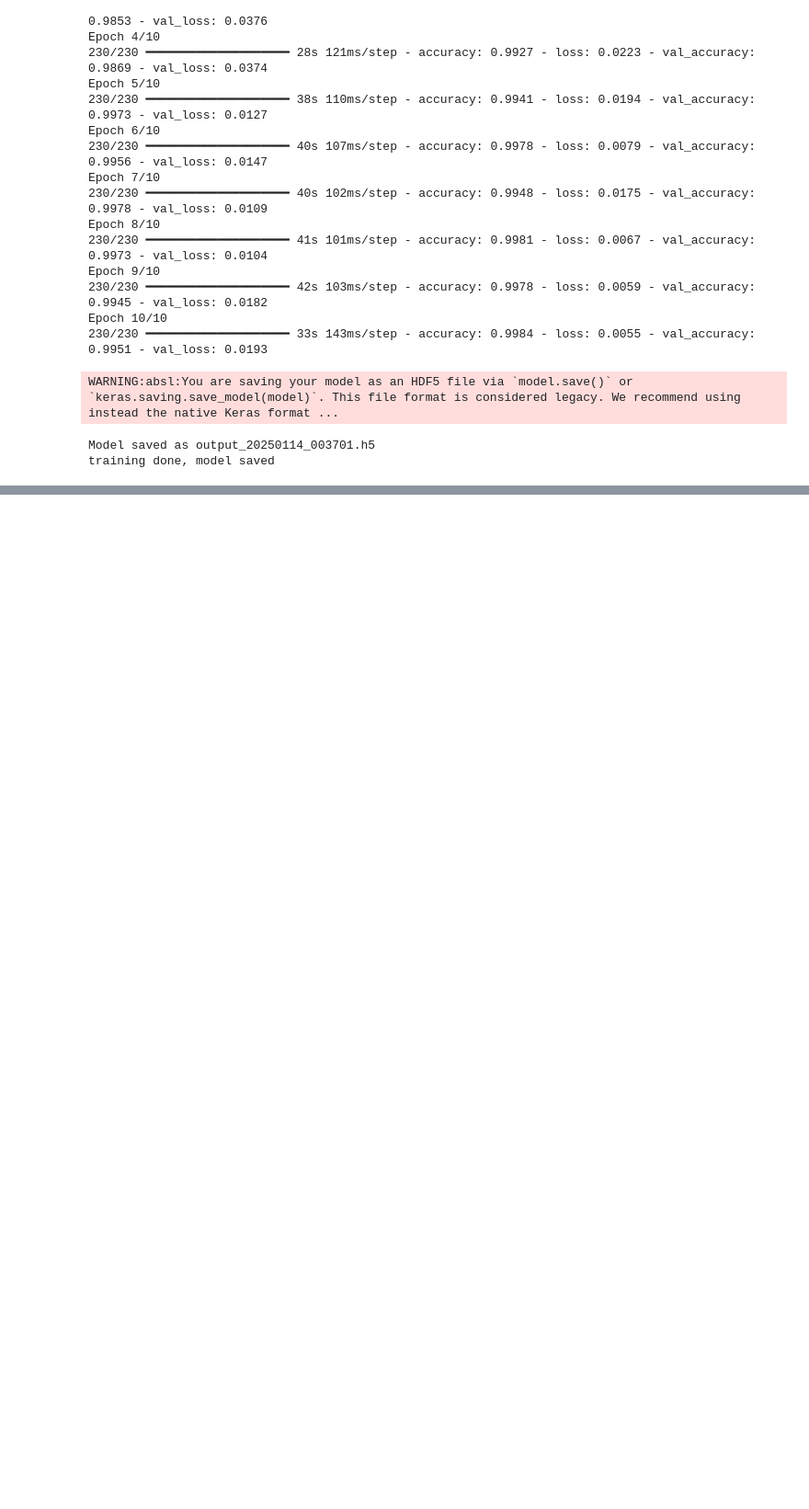
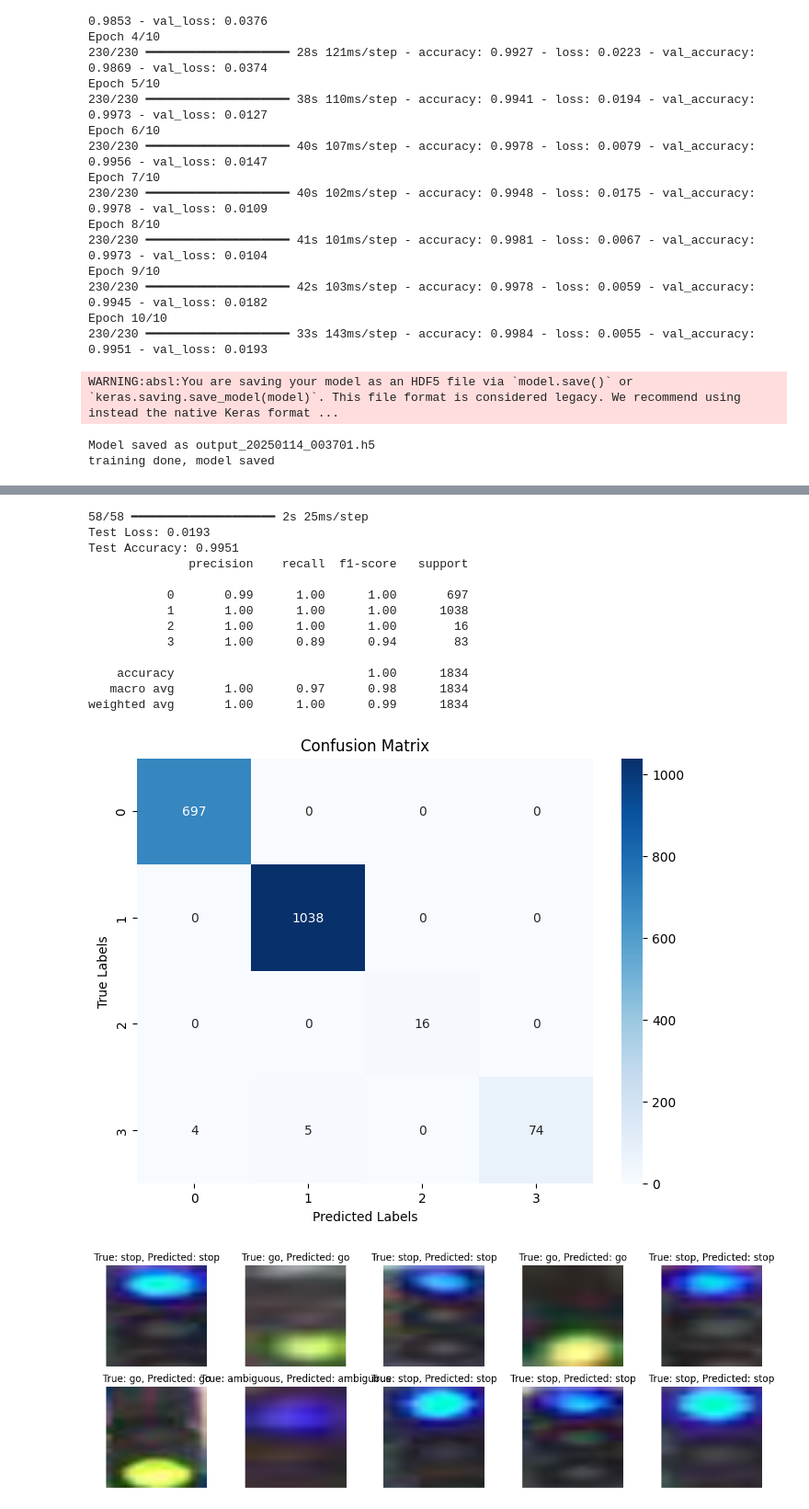
Before and after one commit to cwong8751/traffic_ml_models, a Jupyter notebook: traffic_light_recognition/tlrecognition.ipynb, the cells around one changed output, grey strips where cells are left out. Shown: that part at 92% size. Cells and saved outputs as stored; diff of their text form; code cells hidden in the pictures; blank space fills up the shorter version.

Commit message:
training code + testing code with some randomly selected results done. model works fine.

```diff
--- a/traffic_light_recognition/tlrecognition.ipynb
+++ b/traffic_light_recognition/tlrecognition.ipynb
@@ -207,9 +207,21 @@ import numpy as np
 from sklearn.metrics import classification_report, confusion_matrix
 import seaborn as sns
 import matplotlib.pyplot as plt
+import random
+
+
+def to_category(key):
+    if key == 0:
+        return "go"
+    elif key == 1:
+        return "stop"
+    elif key == 2:
+        return "warning"
+    elif key == 3:
+        return "ambiguous"
 
 # Load the saved model
-model_path = "/content/drive/My Drive/traffic_light_recognition/output/output_20240717_165513.h5" #@param {type:"string"}
+model_path = "/content/drive/My Drive/traffic_light_recognition/output/output_20250114_003701.h5"
 model = tf.keras.models.load_model(model_path)
 
 # Load the test data
@@ -235,4 +247,20 @@ plt.title("Confusion Matrix")
 plt.xlabel("Predicted Labels")
 plt.ylabel("True Labels")
 plt.show()
+
+# pick out some test images
+num_images = 10
+
+grid_cols = 5
+grid_rows = 2
+disp_indicies = random.sample(range(len(x_test)), num_images)
+
+plt.figure(figsize=(15, 5))
+for i, index in enumerate(disp_indicies):
+    plt.subplot(grid_rows, grid_cols, i + 1)
+    plt.imshow(x_test[index])
+    plt.title(f"True: {to_category(y_test[index])}, Predicted: {to_category(y_pred[index])}")
+    plt.axis('off')
+
+plt.show()
 # %% [output]
@@ -239,0 +268,15 @@ FileNotFoundError: [Errno 2] Unable to synchronously open file (unable to open f
+58/58 ━━━━━━━━━━━━━━━━━━━━ 2s 25ms/step
+Test Loss: 0.0193
+Test Accuracy: 0.9951
+              precision    recall  f1-score   support
+
+           0       0.99      1.00      1.00       697
+           1       1.00      1.00      1.00      1038
+           2       1.00      1.00      1.00        16
+           3       1.00      0.89      0.94        83
+
+    accuracy                           1.00      1834
+   macro avg       1.00      0.97      0.98      1834
+weighted avg       1.00      1.00      0.99      1834
+[figure, added]
+[figure, added]
```
Also changed, not shown: parts of 1 cell of this notebook.
